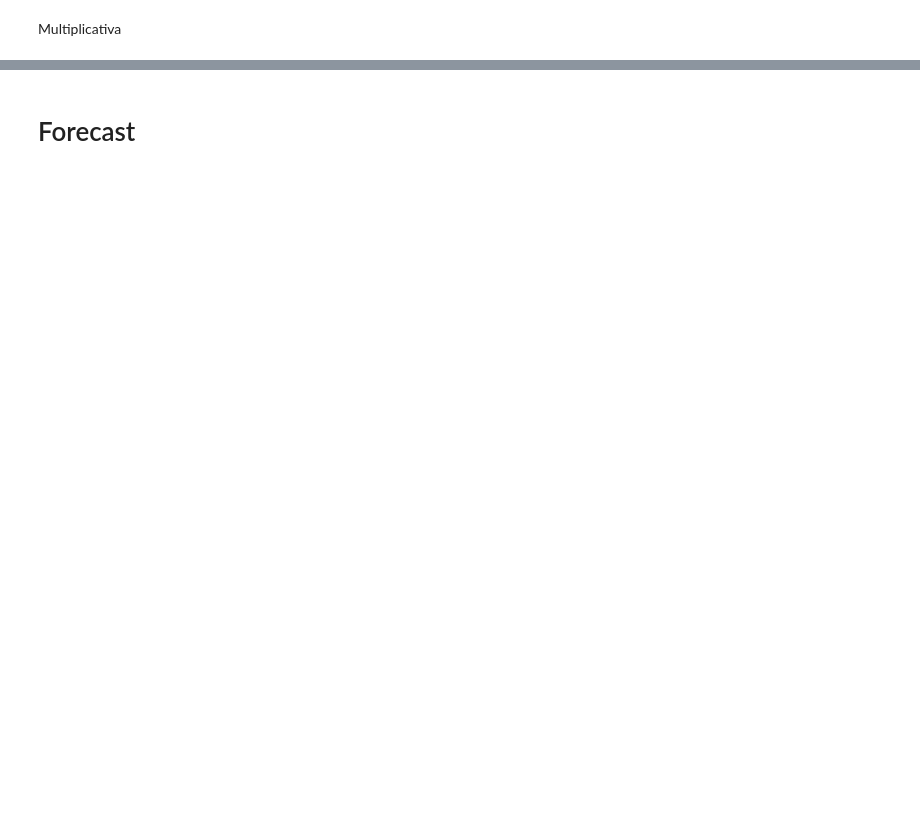
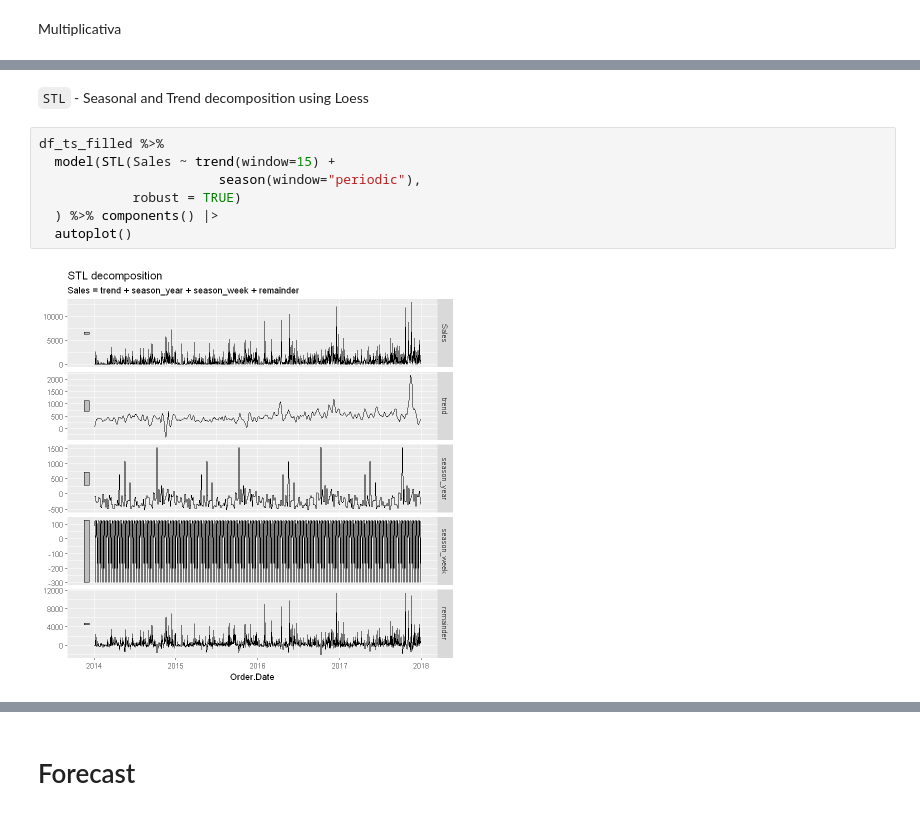
Before and after one commit to tgvp/Time_Series_Forecast, a Jupyter notebook: src/Time_Series.ipynb, the cells around one changed output, grey strips where cells are left out. Drawn from its saved outputs; the diff is of its cells as text; blank space fills up the shorter version.

```diff
--- a/src/Time_Series.ipynb
+++ b/src/Time_Series.ipynb
@@ -430 +418,12 @@ Warning message:
 [figure]
+# %% [markdown]
+`STL` - Seasonal and Trend decomposition using Loess
+# %%
+df_ts_filled %>%
+  model(STL(Sales ~ trend(window=15) +
+                       season(window="periodic"),
+            robust = TRUE)
+  ) %>% components() |>
+  autoplot()
+# %% [output]
+[figure, added]
```
Also changed, not shown: parts of 62 cells of this notebook.
